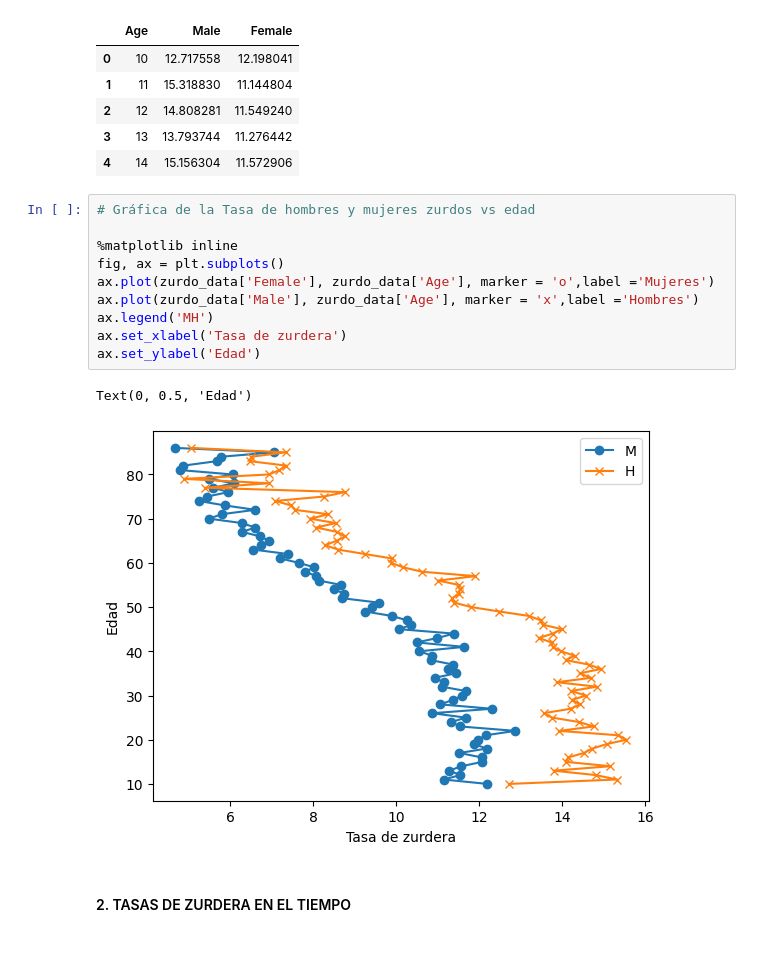
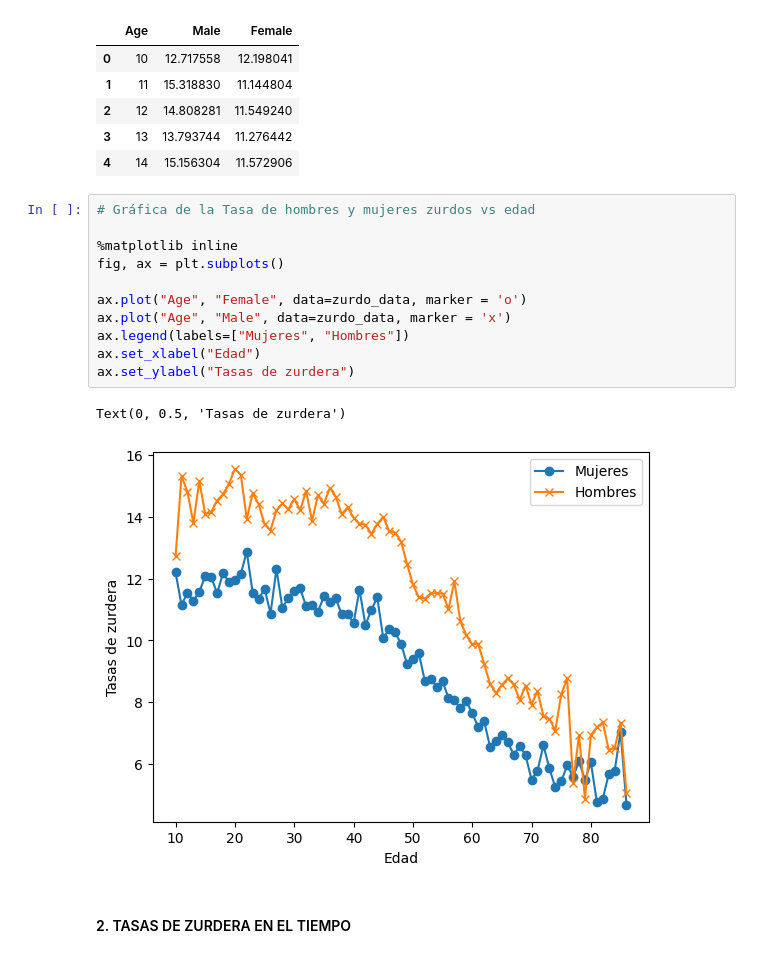
Before and after one commit to AdrianaAceroFV/ZURDERA, a Jupyter notebook: estudio.ipynb, the cells around one changed output. Drawn from its saved outputs; the diff is of its cells as text.

```diff
--- a/estudio.ipynb
+++ b/estudio.ipynb
@@ -30,16 +30,17 @@ zurdo_data.head()
 # %%
 # Gráfica de la Tasa de hombres y mujeres zurdos vs edad
 
 %matplotlib inline
 fig, ax = plt.subplots()
-ax.plot(zurdo_data['Female'], zurdo_data['Age'], marker = 'o',label ='Mujeres')
-ax.plot(zurdo_data['Male'], zurdo_data['Age'], marker = 'x',label ='Hombres')
-ax.legend('MH')
-ax.set_xlabel('Tasa de zurdera')
-ax.set_ylabel('Edad')
+
+ax.plot("Age", "Female", data=zurdo_data, marker = 'o')
+ax.plot("Age", "Male", data=zurdo_data, marker = 'x')
+ax.legend(labels=["Mujeres", "Hombres"])
+ax.set_xlabel("Edad")
+ax.set_ylabel("Tasas de zurdera")
 # %% [output]
-Text(0, 0.5, 'Edad')
+Text(0, 0.5, 'Tasas de zurdera')
-[figure, old version]
+[figure, new version]
 # %% [markdown]
 #### 2. TASAS DE ZURDERA EN EL TIEMPO
 # %% [markdown]
```
Also changed, not shown: parts of 7 cells of this notebook.
